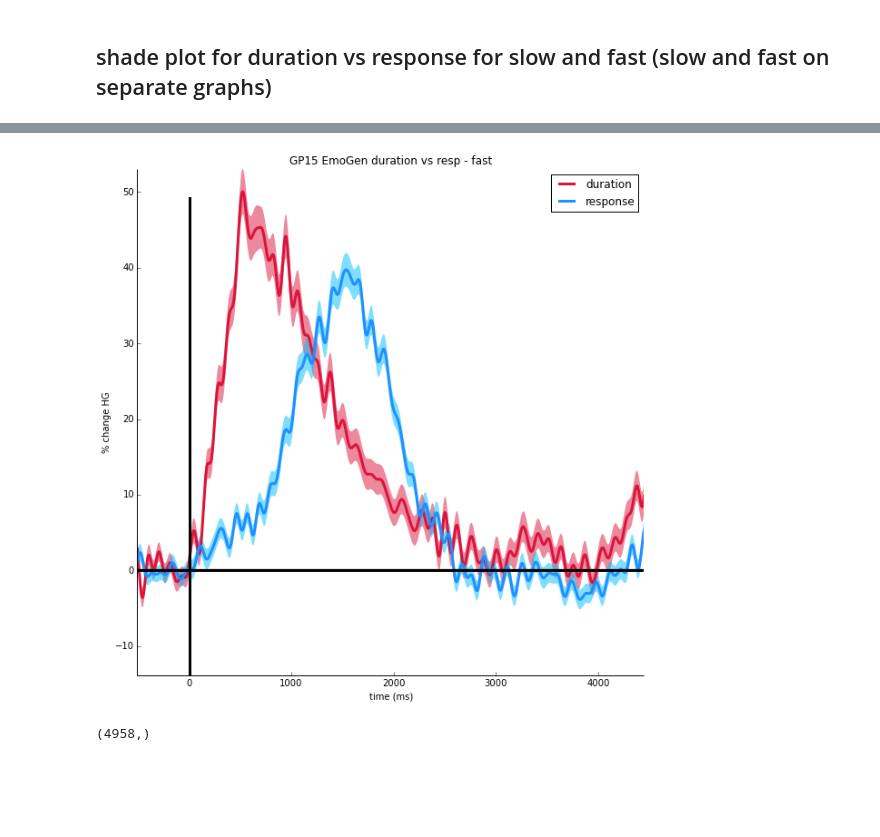
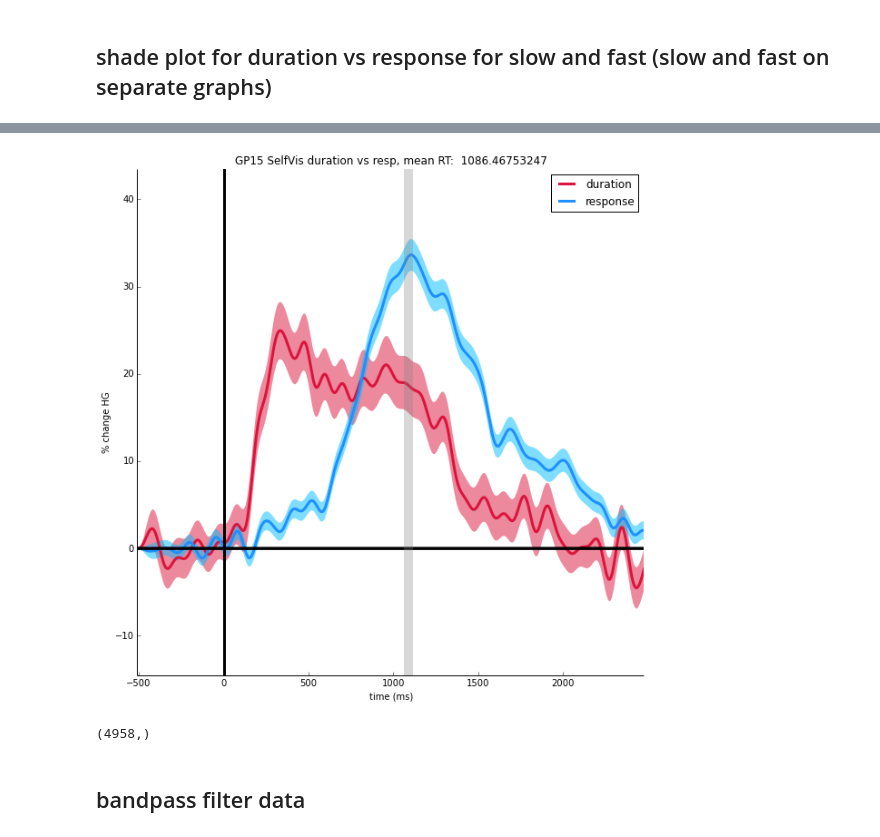
Before and after one commit to matarhaller/ECOGpy, a Jupyter notebook: fig_for_Bob.ipynb, the cells around one changed output, grey strips where cells are left out. Drawn from its saved outputs; the diff is of its cells as text; code cells hidden in the pictures; blank space fills up the shorter version.

```diff
--- a/fig_for_Bob.ipynb
+++ b/fig_for_Bob.ipynb
@@ -599,9 +627,9 @@ df = pd.ExcelFile(filename)
 df = df.parse('stim_resp_cluster_windows_withd')
 # %%
 subj = 'GP15'
-task = 'EmoGen'
+task = 'SelfVis'
 cluster_dur = 6
-cluster_resp = 3
+cluster_resp = 1
 
 filename = os.path.join(SJdir, 'PCA','ShadePlots_hclust', 'data', ''.join([subj, '_', task, '_c', str(cluster_dur), '.p']))
 with open(filename, 'r') as x:
@@ -647,3 +672,19 @@ sem_resp = np.std(cdata_resp[fastidx_resp,:], axis = 0)/np.sqrt(len(fastidx_resp
 
 cdata_dur = cdata_dur[fastidx_dur,:].mean(axis = 0)
 cdata_resp = cdata_resp[fastidx_resp,:].mean(axis= 0)
+# %%
+#no split by RT
+sem_dur = np.std(cdata_dur, axis = 0)/np.sqrt(cdata_dur.shape[0])
+sem_resp = np.std(cdata_resp, axis = 0)/np.sqrt(cdata_resp.shape[0])
+
+cdata_dur = cdata_dur.mean(axis = 0)
+cdata_resp = cdata_resp.mean(axis= 0)
+# %%
+cdata_dur = butter_bandpass_filter(cdata_dur, 0, 7, srate, order=3)
+cdata_resp = butter_bandpass_filter(cdata_resp, 0, 7, srate, order=3)
+
+sem_dur = butter_bandpass_filter(sem_dur, 0, 7, srate, order=3)
+sem_resp = butter_bandpass_filter(sem_resp, 0, 7, srate, order=3)
+# %%
+print np.hstack([RTs_dur, RTs_resp]).mean() - abs(bl_st)
+RTs_mean =  RTs_dur.mean()-abs(bl_st)
@@ -656,36 +698,41 @@ print np.hstack([RTs_dur[fastidx_dur], RTs_resp[fastidx_resp]]).mean() - abs(bl_
 # %%
 #plot
 f, ax = plt.subplots(figsize = (10,10))
 scale_min = min(cdata_dur.min(), cdata_resp.min()) - 10
-scale_max = min(cdata_dur.max(), cdata_resp.max()) + 10
+scale_max = max(cdata_dur.max(), cdata_resp.max()) + 10
 tmp = (np.arange(scale_min, scale_max))
 
 ax.plot(np.arange(bl_st, len(cdata_dur)+bl_st), cdata_dur, zorder = 1, linewidth = 3, label = 'duration', color = 'crimson')
 ax.fill_between(np.arange(bl_st, len(cdata_dur)+bl_st), cdata_dur+sem_dur, cdata_dur-sem_dur, alpha = 0.5, zorder = 0, edgecolor = 'None', facecolor = 'crimson')
 ax.plot(np.arange(bl_st, len(cdata_dur)+bl_st), np.zeros(len(cdata_dur)), color = 'k', linewidth = 3) #xaxis
 ax.plot(np.zeros(tmp.size), tmp, color = 'k', linewidth = 3) #yaxis
 
 ax.plot(np.arange(bl_st, len(cdata_resp)+bl_st), cdata_resp, zorder = 1, linewidth = 3, label = 'response', color = 'dodgerblue')
 ax.fill_between(np.arange(bl_st, len(cdata_resp)+bl_st), cdata_resp+sem_resp, cdata_resp-sem_resp, alpha = 0.5, zorder = 0, edgecolor = 'None', facecolor = 'deepskyblue')
 ax.plot(np.arange(bl_st, len(cdata_resp)+bl_st), np.zeros(len(cdata_resp)), color = 'k', linewidth = 3) #xaxis
 ax.plot(np.zeros(tmp.size), tmp, color = 'k', linewidth = 3) #yaxis
 
+ax.plot(np.tile(RTs_mean,tmp.size), tmp, color = 'gray', linewidth = 10, alpha = 0.3) #mean RT
+
+
 ax.legend()
 
 ax.set_ylabel('% change HG')
 ax.set_xlabel('time (ms)')
 ax.autoscale(tight=True)
 ax.spines['top'].set_visible(False)
 ax.spines['right'].set_visible(False)
 ax.get_xaxis().tick_bottom()
 ax.get_yaxis().tick_left()
 
-ax.set_title(' '.join([subj, task, 'duration vs resp - fast']))
-plt.savefig(os.path.join(SJdir, 'PCA', 'figs_for_Bob', ''.join([subj, '_', task, '_dur_vs_resp_fast.png'])))
+ax.set_title(' '.join([subj, task, 'duration vs resp, mean RT: ', str(RTs_mean)]))
+plt.savefig(os.path.join(SJdir, 'PCA', 'figs_for_Bob', ''.join([subj, '_', task, '_dur_vs_resp_smoothed.png'])), dpi = 100)
 #plt.close()
 # %% [output]
-[figure, old version]
+[figure, new version]
 # %%
 cdata_dur.shape
 # %% [output]
 (4958,)
+# %% [markdown]
+## bandpass filter data
```
Also changed, not shown: parts of 17 cells of this notebook, 3 other files.
